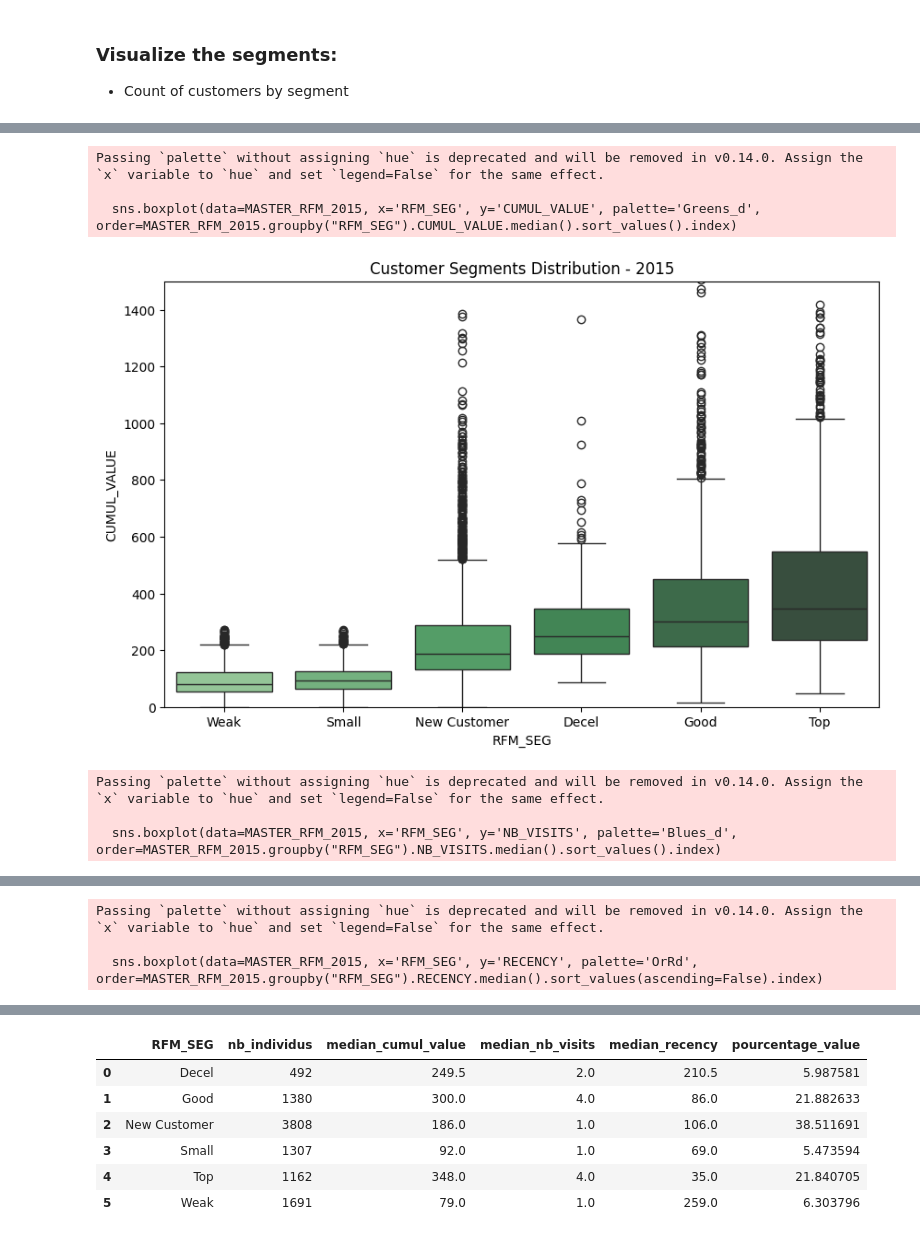
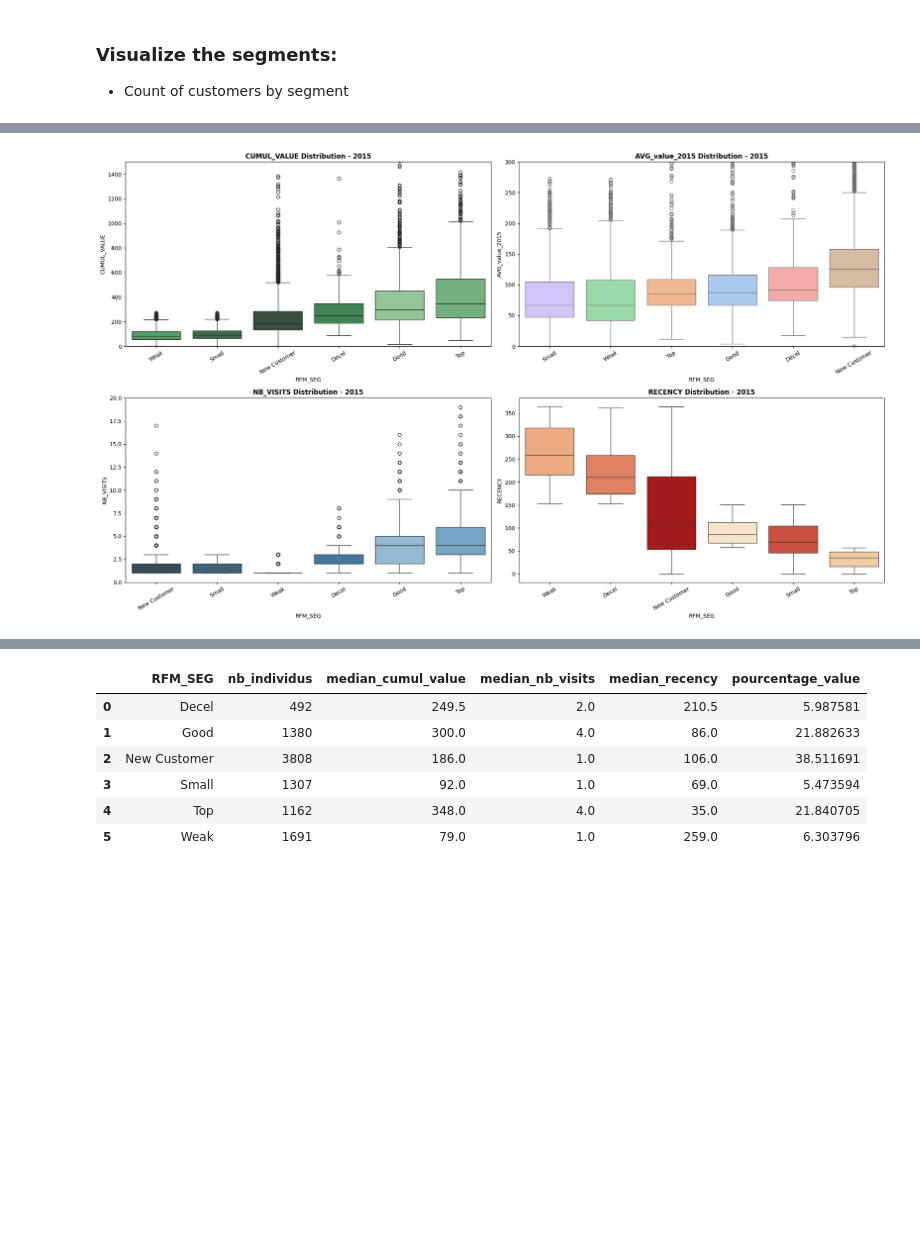
Before and after one commit to lucasmtse/Client-Segmentation, a Jupyter notebook: Notebook_segmentation.ipynb, the cells around one changed output, grey strips where cells are left out. Drawn from its saved outputs; the diff is of its cells as text; code cells hidden in the pictures; blank space fills up the shorter version.

```diff
--- a/Notebook_segmentation.ipynb
+++ b/Notebook_segmentation.ipynb
@@ -279,3 +281,6 @@ MASTER_RFM_2015["RFM_SEG"] = np.where(
+# %%
+MASTER_RFM_2015["AVG_value_2015"] = MASTER_RFM_2015[["CUMUL_VALUE","NB_VISITS"]].apply(lambda x: x["CUMUL_VALUE"]/x["NB_VISITS"] if x["NB_VISITS"]>0 else 0, axis=1)
+MASTER_RFM_2016["AVG_value_2016"] = MASTER_RFM_2016[["CUMUL_VALUE","NB_VISITS"]].apply(lambda x: x["CUMUL_VALUE"]/x["NB_VISITS"] if x["NB_VISITS"]>0 else 0, axis=1)
 # %% [markdown]
 ### Visualize the segments:
 - Count of customers by segment
@@ -292,26 +297,54 @@ Text(0.5, 1.0, 'Customer Segments Distribution - 2016')
 # %%
-#plot 3 figures
-plt.figure(figsize=(10,6))
-sns.boxplot(data=MASTER_RFM_2015, x='RFM_SEG', y='CUMUL_VALUE', palette='Greens_d', order=MASTER_RFM_2015.groupby("RFM_SEG").CUMUL_VALUE.median().sort_values().index)
-plt.ylim(0, 1500)
-plt.title('Customer Segments Distribution - 2015')
+fig, axes = plt.subplots(2, 2, figsize=(20, 12))
+
+sns.boxplot(
+    data=MASTER_RFM_2015,
+    x='RFM_SEG', y='CUMUL_VALUE',
+    palette='Greens_d',
+    hue='RFM_SEG',
+    order=MASTER_RFM_2015.groupby("RFM_SEG").CUMUL_VALUE.median().sort_values().index,
+    ax=axes[0,0]
+)
+axes[0,0].set_ylim(0, 1500)
+axes[0,0].set_title('CUMUL_VALUE Distribution - 2015', fontsize=12, fontweight='bold')
+axes[0,0].tick_params(axis='x', rotation=30)
+
+sns.boxplot(
+    data=MASTER_RFM_2015,
+    x='RFM_SEG', y='AVG_value_2015',
+    palette='pastel',
+    hue='RFM_SEG',
+    order=MASTER_RFM_2015.groupby("RFM_SEG").AVG_value_2015.median().sort_values().index,
+    ax=axes[0,1]
+)
+axes[0,1].set_ylim(0, 300)
+axes[0,1].set_title('AVG_value_2015 Distribution - 2015', fontsize=12, fontweight='bold')
+axes[0,1].tick_params(axis='x', rotation=30)
+
+sns.boxplot(
+    data=MASTER_RFM_2015,
+    x='RFM_SEG', y='NB_VISITS',
+    hue='RFM_SEG',
+    palette='Blues_d',
+    order=MASTER_RFM_2015.groupby("RFM_SEG").NB_VISITS.median().sort_values().index,
+    ax=axes[1,0]
+)
+axes[1,0].set_ylim(0, 20)
+axes[1,0].set_title('NB_VISITS Distribution - 2015', fontsize=12, fontweight='bold')
+axes[1,0].tick_params(axis='x', rotation=30)
+
+sns.boxplot(
+    data=MASTER_RFM_2015,
+    x='RFM_SEG', y='RECENCY',
+    palette='OrRd',
+    hue='RFM_SEG',
+    order=MASTER_RFM_2015.groupby("RFM_SEG").RECENCY.median().sort_values(ascending=False).index,
+    ax=axes[1,1]
+)
+axes[1,1].set_title('RECENCY Distribution - 2015', fontsize=12, fontweight='bold')
+axes[1,1].tick_params(axis='x', rotation=30)
+
+plt.tight_layout()
 plt.show()
-
-plt.figure(figsize=(10,6))
-sns.boxplot(data=MASTER_RFM_2015, x='RFM_SEG', y='NB_VISITS', palette='Blues_d', order=MASTER_RFM_2015.groupby("RFM_SEG").NB_VISITS.median().sort_values().index)
-plt.ylim(0, 20)
-plt.title('Customer Segments Distribution - 2015')
-plt.show()
-
-plt.figure(figsize=(10,6))
-sns.boxplot(data=MASTER_RFM_2015, x='RFM_SEG', y='RECENCY', palette='OrRd', order=MASTER_RFM_2015.groupby("RFM_SEG").RECENCY.median().sort_values(ascending=False).index)
-plt.title('Customer Segments Distribution - 2015')
-plt.show()
 # %% [output]
-Passing `palette` without assigning `hue` is deprecated and will be removed in v0.14.0. Assign the `x` variable to `hue` and set `legend=False` for the same effect.
-
-  sns.boxplot(data=MASTER_RFM_2015, x='RFM_SEG', y='CUMUL_VALUE', palette='Greens_d', order=MASTER_RFM_2015.groupby("RFM_SEG").CUMUL_VALUE.median().sort_values().index)
-[figure, old version]
+[figure, new version]
-Passing `palette` without assigning `hue` is deprecated and will be removed in v0.14.0. Assign the `x` variable to `hue` and set `legend=False` for the same effect.
-
-  sns.boxplot(data=MASTER_RFM_2015, x='RFM_SEG', y='NB_VISITS', palette='Blues_d', order=MASTER_RFM_2015.groupby("RFM_SEG").NB_VISITS.median().sort_values().index)
@@ -319,3 +350,0 @@ Passing `palette` without assigning `hue` is deprecated and will be removed in v
-Passing `palette` without assigning `hue` is deprecated and will be removed in v0.14.0. Assign the `x` variable to `hue` and set `legend=False` for the same effect.
-
-  sns.boxplot(data=MASTER_RFM_2015, x='RFM_SEG', y='RECENCY', palette='OrRd', order=MASTER_RFM_2015.groupby("RFM_SEG").RECENCY.median().sort_values(ascending=False).index)
```
Also changed, not shown: parts of 49 cells of this notebook, 3 other files.
